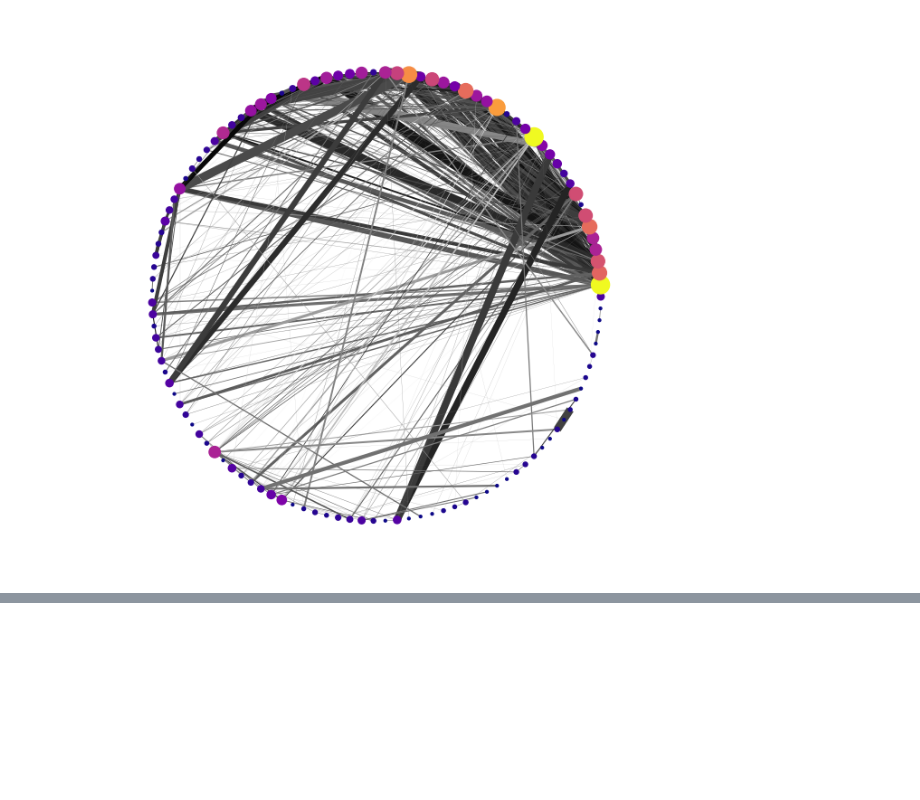
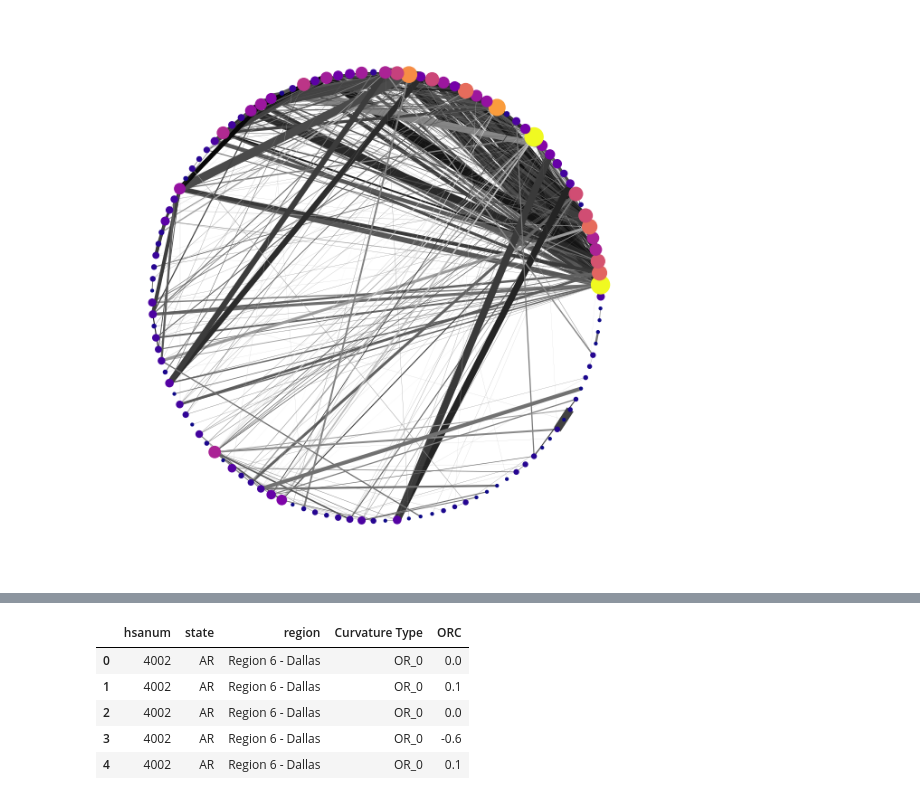
Before and after one commit to aidos-lab/apparent, a Jupyter notebook: notebooks/visualization.ipynb, the cells around one changed output, grey strips where cells are left out. Cells and saved outputs as stored; diff of their text form; code cells hidden in the pictures; blank space fills up the shorter version.

```diff
--- a/notebooks/visualization.ipynb
+++ b/notebooks/visualization.ipynb
@@ -195,6 +195,15 @@ trimmed_df = trimmed_df.explode('OR_0')
 # %%
 melted_df = pd.melt(trimmed_df, id_vars=['hsanum','state', 'region'],
-                    var_name='curvature')
+                    var_name='Curvature Type',value_name="ORC")
+
+melted_df.head()
+# %% [output]
+|  | hsanum | state | region | Curvature Type | ORC |
+| 0 | 4002 | AR | Region 6 - Dallas | OR_0 | 0.0 |
+| 1 | 4002 | AR | Region 6 - Dallas | OR_0 | 0.1 |
+| 2 | 4002 | AR | Region 6 - Dallas | OR_0 | 0.0 |
+| 3 | 4002 | AR | Region 6 - Dallas | OR_0 | -0.6 |
+| 4 | 4002 | AR | Region 6 - Dallas | OR_0 | 0.1 |
 # %%
 region_order = df["region"].unique()
 region_numbers = [int(region.split(' - ')[0].split(' ')[-1]) for region in region_order]
```
Also changed, not shown: parts of 9 cells of this notebook.
